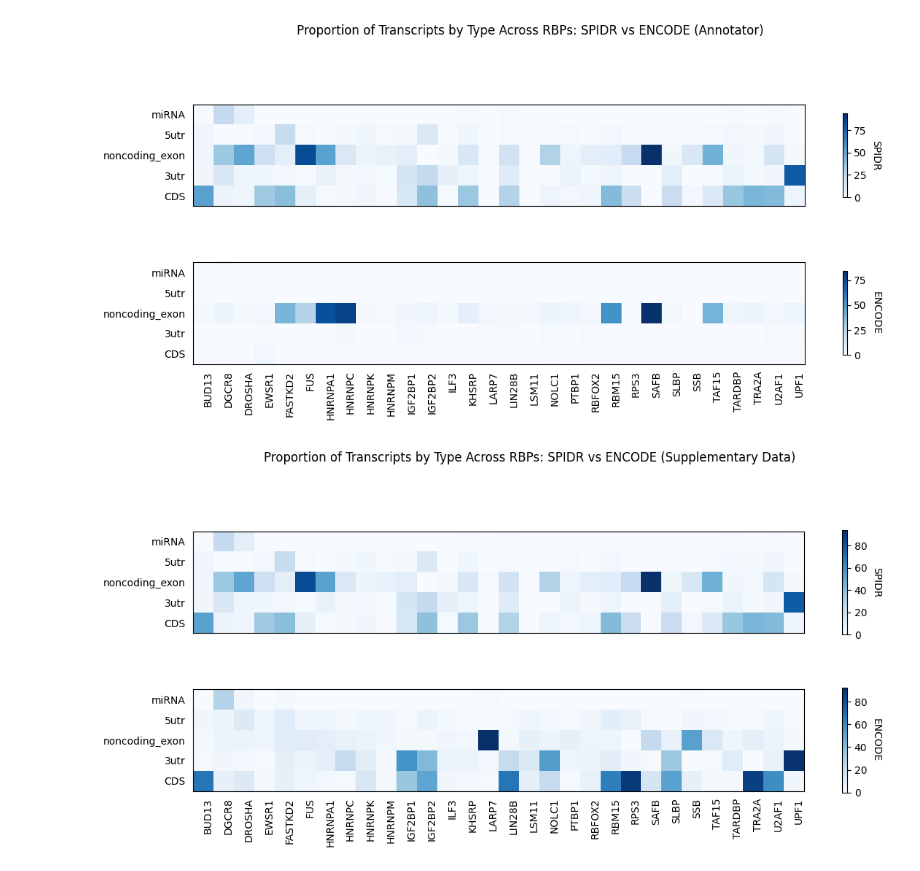
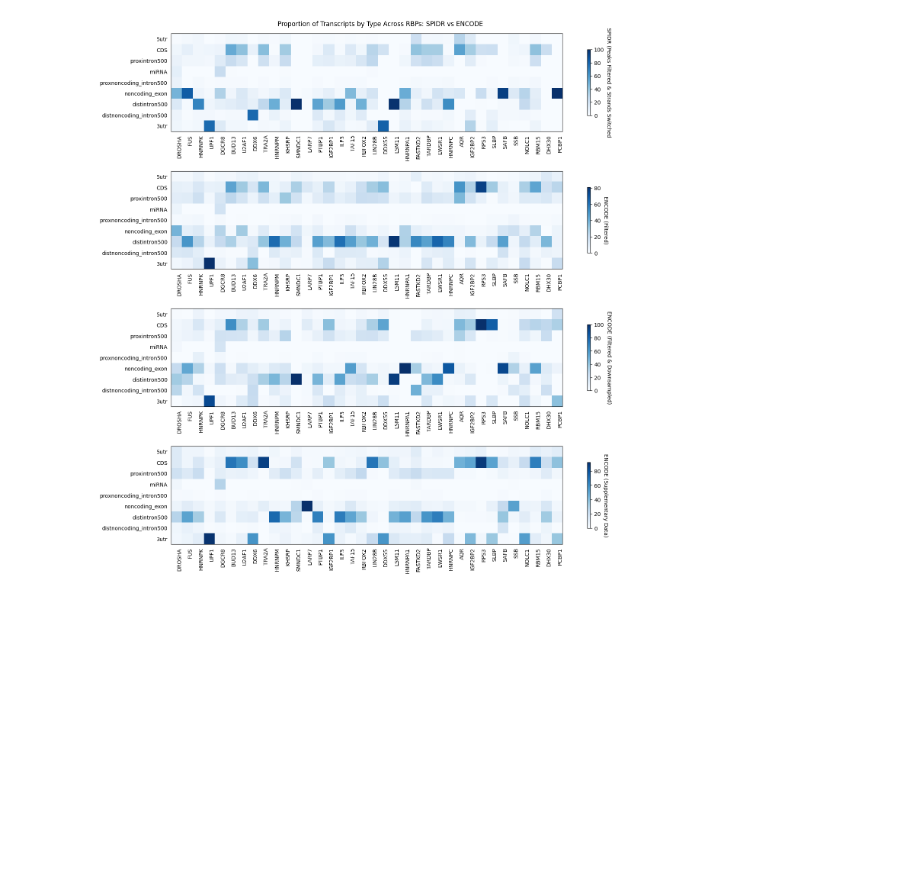
Before and after one commit to mjlab-Columbia/spidr, a Jupyter notebook: analysis/visualization.ipynb, the cells around one changed output. Drawn from its saved outputs; the diff is of its cells as text; code cells hidden in the pictures; blank space fills up the shorter version.

```diff
--- a/analysis/visualization.ipynb
+++ b/analysis/visualization.ipynb
@@ -74,7 +74,8 @@ def heatmap(data, row_labels, col_labels, spine=True, ax=None, cbar_kw=None, cba
 # Read in all the data
 
 encode_supp = pd.read_csv(os.path.join(git_root, "output", "encode_supp_percent_by_region.csv"), index_col=0)
-encode = pd.read_csv(os.path.join(git_root, "output", "encode_percent_by_region.csv"), index_col=0)
+encode_filtered = pd.read_csv(os.path.join(git_root, "output", "encode_filtered_percent_by_region.csv"), index_col=0)
+encode_filtered_downsampled = pd.read_csv(os.path.join(git_root, "output", "encode_filtered_downsampled_percent_by_region.csv"), index_col=0)
 spidr = pd.read_csv(os.path.join(git_root, "output", "spidr_percent_by_region.csv"), index_col=0)
 
 # All columns and indices should be the same so choosing from spidr is arbitrary
@@ -82,26 +83,29 @@ rbps = spidr.columns.tolist()
 region_types = spidr.index.tolist()
 
 spidr_data = spidr.to_numpy()
-encode_data = encode.to_numpy()
+encode_filtered_data = encode_filtered.to_numpy()
+encode_filtered_downsampled_data = encode_filtered_downsampled.to_numpy()
 encode_supp_data = encode_supp.to_numpy()
 
-assert spidr_data.shape[0] == encode_data.shape[0] == encode_supp_data.shape[0]
-assert spidr_data.shape[1] == encode_data.shape[1] == encode_supp_data.shape[1]
+assert spidr_data.shape[0] == encode_filtered_data.shape[0] == encode_filtered_downsampled_data.shape[0] == encode_supp_data.shape[0]
+assert spidr_data.shape[1] == encode_filtered_data.shape[1] == encode_filtered_downsampled_data.shape[1] == encode_supp_data.shape[1]
 # %%
-annotator_labeling_fig, ax = plt.subplots(2, 1, figsize=(12, 6))
-spidr_im, _ = heatmap(data=spidr_data, row_labels=None, col_labels=region_types, ax=ax[0], cmap="Blues", shrink=0.4, cbarlabel="SPIDR")
-encode_im, _ = heatmap(data=encode_data, row_labels=rbps, col_labels=region_types, ax=ax[1], cmap="Blues", shrink=0.4, cbarlabel="ENCODE")
-annotator_labeling_fig.suptitle("Proportion of Transcripts by Type Across RBPs: SPIDR vs ENCODE (Annotator)")
+annotator_labeling_fig, ax = plt.subplots(4, 1, figsize=(15, 15), sharex=True, sharey=True)
+kwargs = {
+    'row_labels': rbps,
+    'col_labels': region_types,
+    'cmap': "Blues",
+    'shrink': 0.6
+}
+
+heatmap(data=spidr_data, ax=ax[0], cbarlabel="SPIDR (Peaks Filtered & Strands Switched", **kwargs)
+heatmap(data=encode_filtered, ax=ax[1], cbarlabel="ENCODE (Filtered)", **kwargs)
+heatmap(data=encode_filtered_downsampled, ax=ax[2], cbarlabel="ENCODE (Filtered & Downsampled)", **kwargs)
+heatmap(data=encode_supp, ax=ax[3], cbarlabel="ENCODE (Supplementary Data)", **kwargs)
+
+annotator_labeling_fig.suptitle("Proportion of Transcripts by Type Across RBPs: SPIDR vs ENCODE")
 annotator_labeling_fig.tight_layout()
 # %% [output]
-[figure, old version]
+[figure, new version]
-# %%
-supplementary_data_fig, ax = plt.subplots(2, 1, figsize=(12, 6))
-spidr_fig, _ = heatmap(data=spidr_data, row_labels=None, col_labels=region_types, ax=ax[0], cmap="Blues", cbarlabel="SPIDR", shrink=0.5)
-encode_supp_fig, _ = heatmap(data=encode_supp_data, row_labels=rbps, col_labels=region_types, ax=ax[1], cmap="Blues", cbarlabel="ENCODE", shrink=0.5)
-supplementary_data_fig.suptitle("Proportion of Transcripts by Type Across RBPs: SPIDR vs ENCODE (Supplementary Data)")
-supplementary_data_fig.tight_layout()
-# %% [output]
-[figure, removed]
 # %%
 annotator_labeling_fig.savefig(os.path.join(git_root, "figures", "heatmap_spidr_vs_encode_annotator_heatmap.png"))
```
Also changed, not shown: parts of 1 cell of this notebook, 17 other files.
